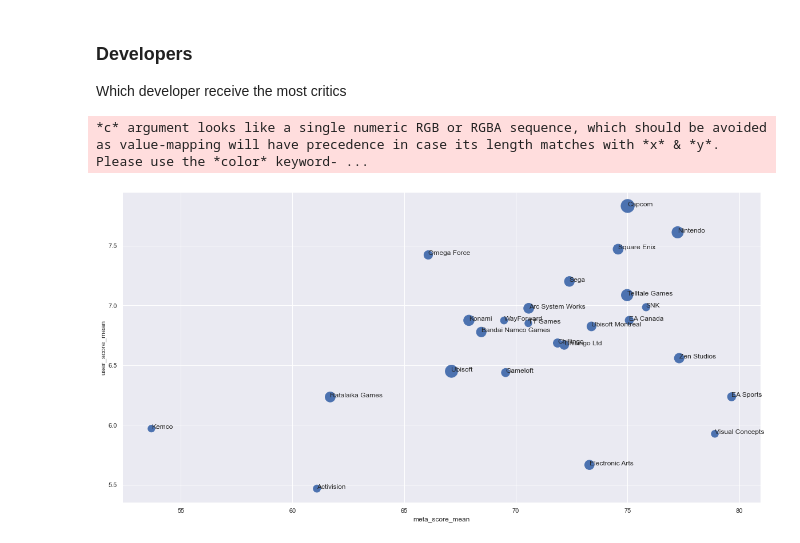
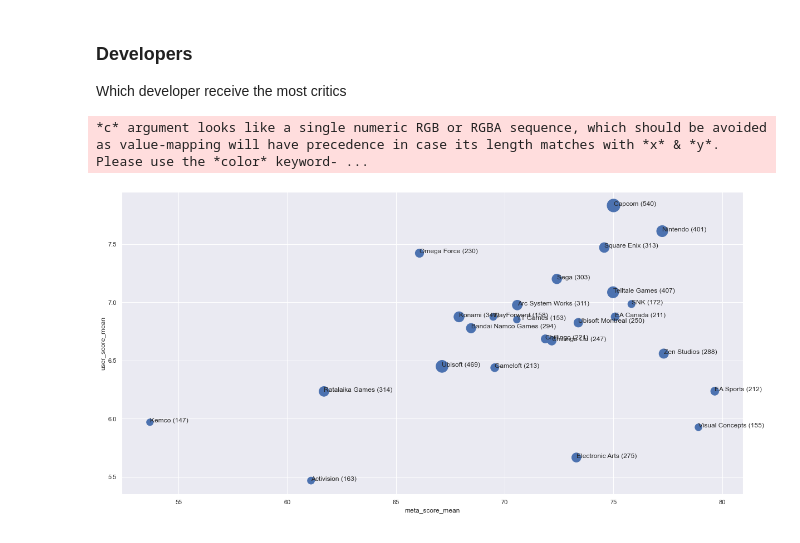
Before and after one commit to sunlung/Metacritic-Games-Analysis, a Jupyter notebook: explorer.ipynb, the cells around one changed output. Cells and saved outputs as stored; diff of their text form; code cells hidden in the pictures.

```diff
--- a/explorer.ipynb
+++ b/explorer.ipynb
@@ -209,13 +209,13 @@ Which developer receive the most critics
 # %%
 
 dfe = df.explode('developers').groupby('developers').agg({'meta_score' : ['mean', 'count'], 'user_score' : ['mean', 'count'], 'title' : ['count']}).dropna().sort_values(by=[("title", "count")], ascending=False)
 dfe.columns = ['meta_score_mean', 'meta_score_count', 'user_score_mean', 'user_score_count','title_count']
 dfe = dfe.reset_index()
 dfe = dfe.loc[(dfe.meta_score_count >10)].head(25)
 ax = dfe.plot(kind='scatter', x='meta_score_mean', y='user_score_mean', s='title_count',figsize=(20,10))
-
-dfe[['meta_score_mean','user_score_mean','developers']].apply(lambda row: ax.text(*row),axis=1);
+dfe['label'] = dfe['developers'] + " (" + dfe['title_count'].astype(str) + ")"
+dfe[['meta_score_mean','user_score_mean','label']].apply(lambda row: ax.text(*row),axis=1);
 # %% [output]
 *c* argument looks like a single numeric RGB or RGBA sequence, which should be avoided as value-mapping will have precedence in case its length matches with *x* & *y*.  Please use the *color* keyword- ...
-[figure, old version]
+[figure, new version]
 # %% [markdown]
```
Also changed, not shown: parts of 3 cells of this notebook.
